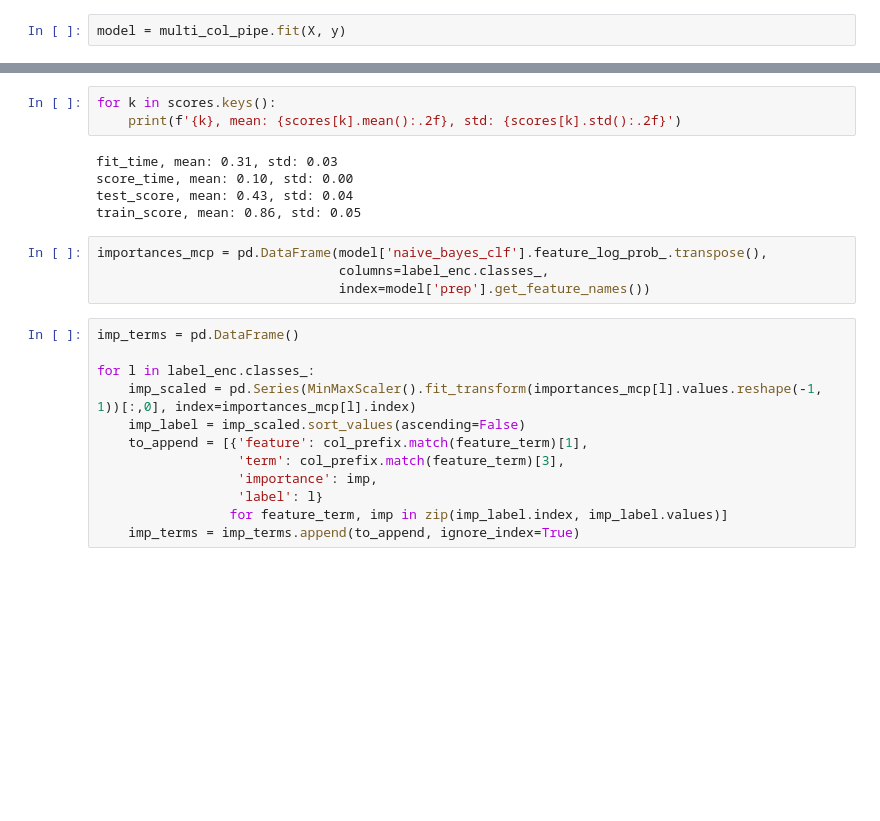
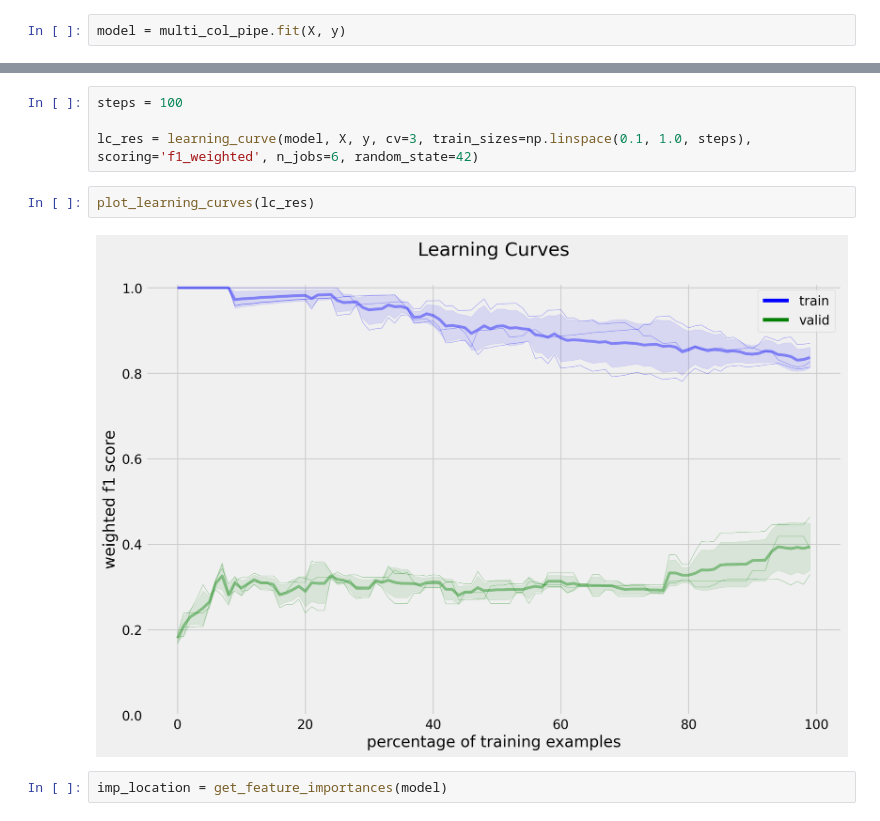
Before and after one commit to rossrco/analyses, a Jupyter notebook: ggl_job_ads/notebooks/job_ads_analysis.ipynb, the cells around one changed output, grey strips where cells are left out. Drawn from its saved outputs; the diff is of its cells as text; blank space fills up the shorter version.

```diff
--- a/ggl_job_ads/notebooks/job_ads_analysis.ipynb
+++ b/ggl_job_ads/notebooks/job_ads_analysis.ipynb
@@ -306,25 +334,11 @@ scores = cross_validate(model, X, y, cv=3, scoring='f1_weighted', return_train_s
-# %%
-for k in scores.keys():
-    print(f'{k}, mean: {scores[k].mean():.2f}, std: {scores[k].std():.2f}')
-# %% [output]
-fit_time, mean: 0.31, std: 0.03
-score_time, mean: 0.10, std: 0.00
-test_score, mean: 0.43, std: 0.04
-train_score, mean: 0.86, std: 0.05
-# %%
-importances_mcp = pd.DataFrame(model['naive_bayes_clf'].feature_log_prob_.transpose(),
-                               columns=label_enc.classes_,
-                               index=model['prep'].get_feature_names())
-# %%
-imp_terms = pd.DataFrame()
-
-for l in label_enc.classes_:
-    imp_scaled = pd.Series(MinMaxScaler().fit_transform(importances_mcp[l].values.reshape(-1, 1))[:,0], index=importances_mcp[l].index)
-    imp_label = imp_scaled.sort_values(ascending=False)
-    to_append = [{'feature': col_prefix.match(feature_term)[1],
-                  'term': col_prefix.match(feature_term)[3],
-                  'importance': imp,
-                  'label': l}
-                 for feature_term, imp in zip(imp_label.index, imp_label.values)]
-    imp_terms = imp_terms.append(to_append, ignore_index=True)
+# %%
+steps = 100
+
+lc_res = learning_curve(model, X, y, cv=3, train_sizes=np.linspace(0.1, 1.0, steps), scoring='f1_weighted', n_jobs=6, random_state=42)
+# %%
+plot_learning_curves(lc_res)
+# %% [output]
+[figure, added]
+# %%
+imp_location = get_feature_importances(model)
 # %%
```
Also changed, not shown: parts of 19 cells of this notebook.
